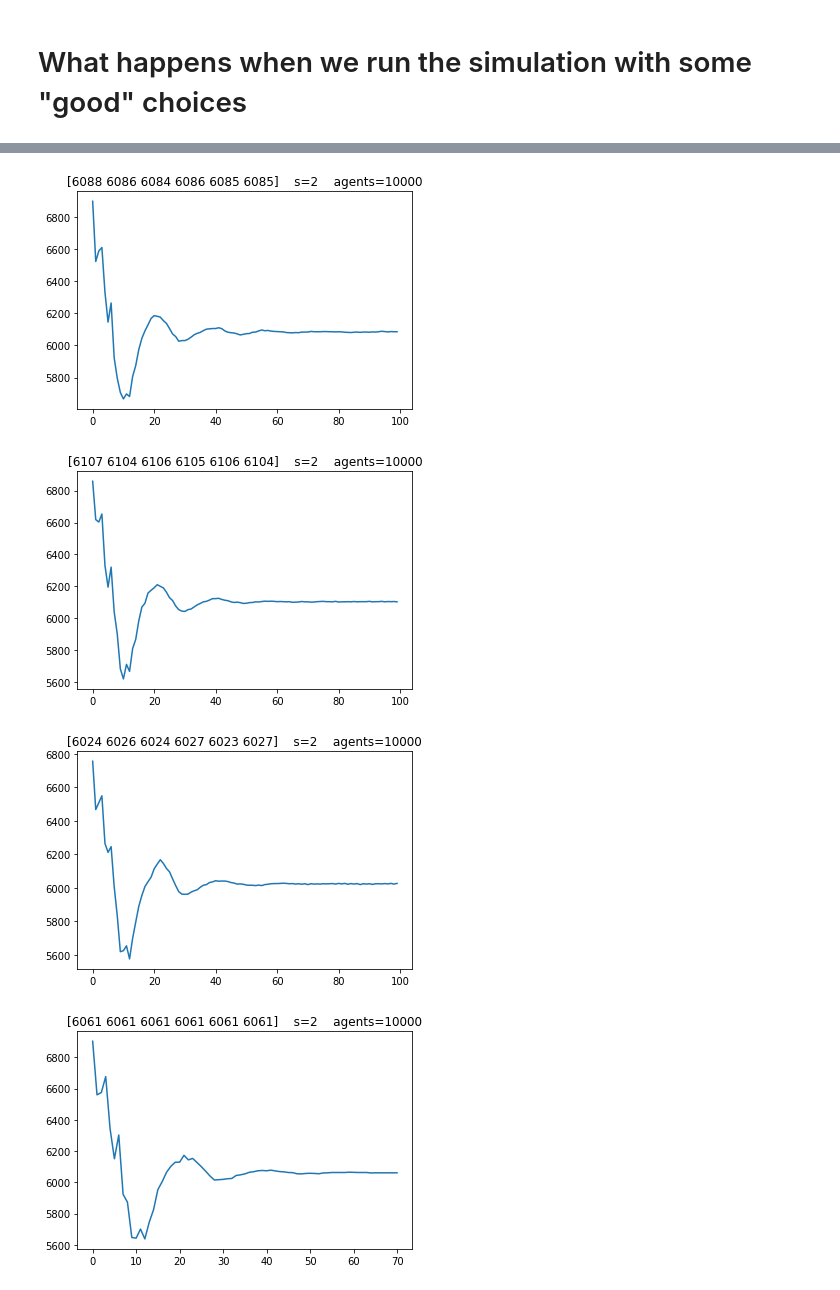
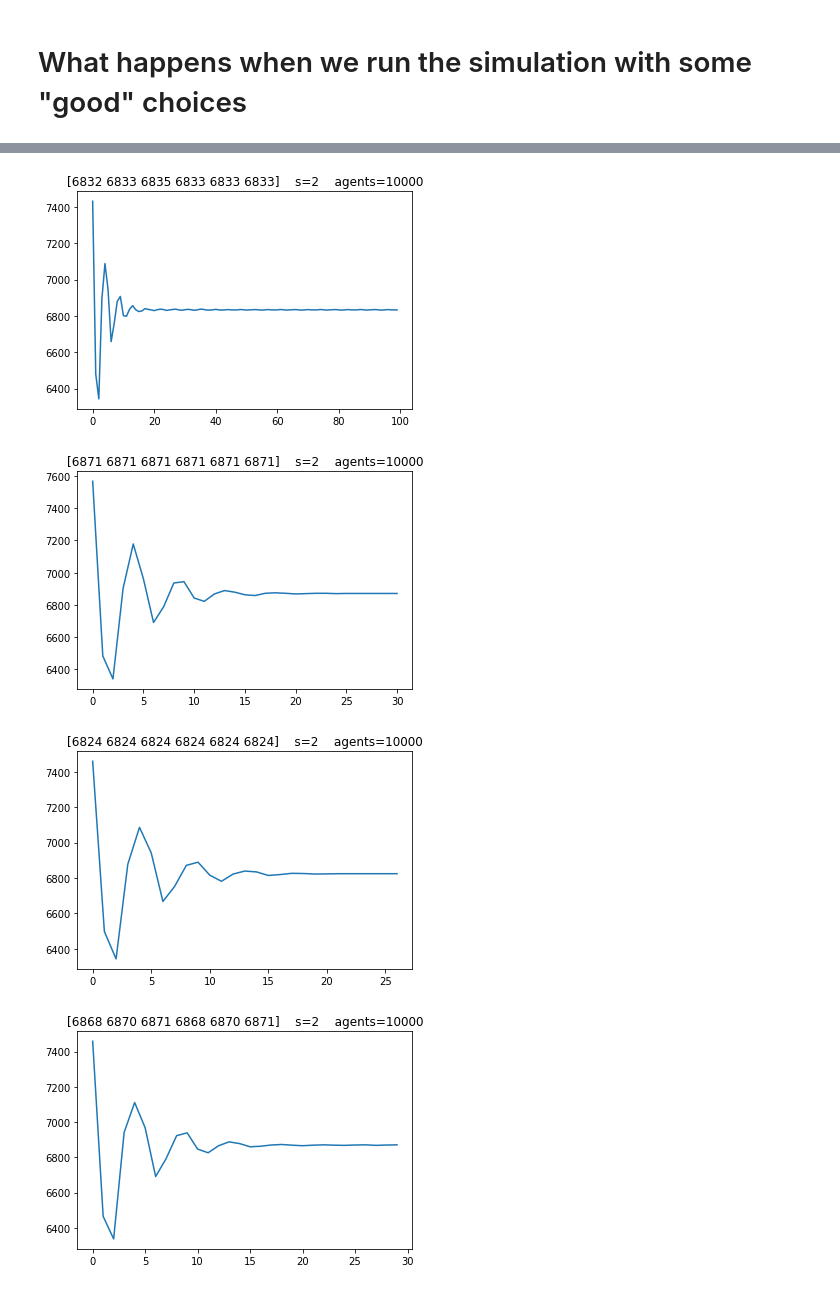
Before and after one commit to rebeku/El-Farol-Bar-Problem, a Jupyter notebook: V5/Grid Plots.ipynb, the cells around one changed output, grey strips where cells are left out. Cells and saved outputs as stored; diff of their text form; code cells hidden in the pictures.

```diff
--- a/V5/Grid Plots.ipynb
+++ b/V5/Grid Plots.ipynb
@@ -151,33 +140,33 @@ grpd[grpd.choice=="choice"].head(10)
 # %%
 # why doesn't anything cross?
 rng = np.random.default_rng(145)
 
 agents = 10000
 s = 2
-memory = 14
+memory = 3
 n_trials=5
 n_iter = max(100, memory * 3)
 threshold = 0.6
 
 h = rng.choice(agents + 1, 2 * memory)
 
 for _ in range(n_trials):
     sim = EFBPSim(
         memory=memory,
         strategies=s,
         threshold=threshold  * agents,
         start=h,
         n_iter=n_iter,
         agents=agents,
         distribution="uniform",
         seed=rng.choice(100000)
     )
 
     plt.figure()
     plt.plot(sim.hist)
     _ = plt.title(f"{sim.hist[-6:]}    s={s}    agents={agents}")
 # %% [output]
-[figure, old version]
+[figure, new version]
-[figure, old version]
+[figure, new version]
-[figure, old version]
+[figure, new version]
-[figure, old version]
+[figure, new version]
```
Also changed, not shown: parts of 15 cells of this notebook, 4 other files.
